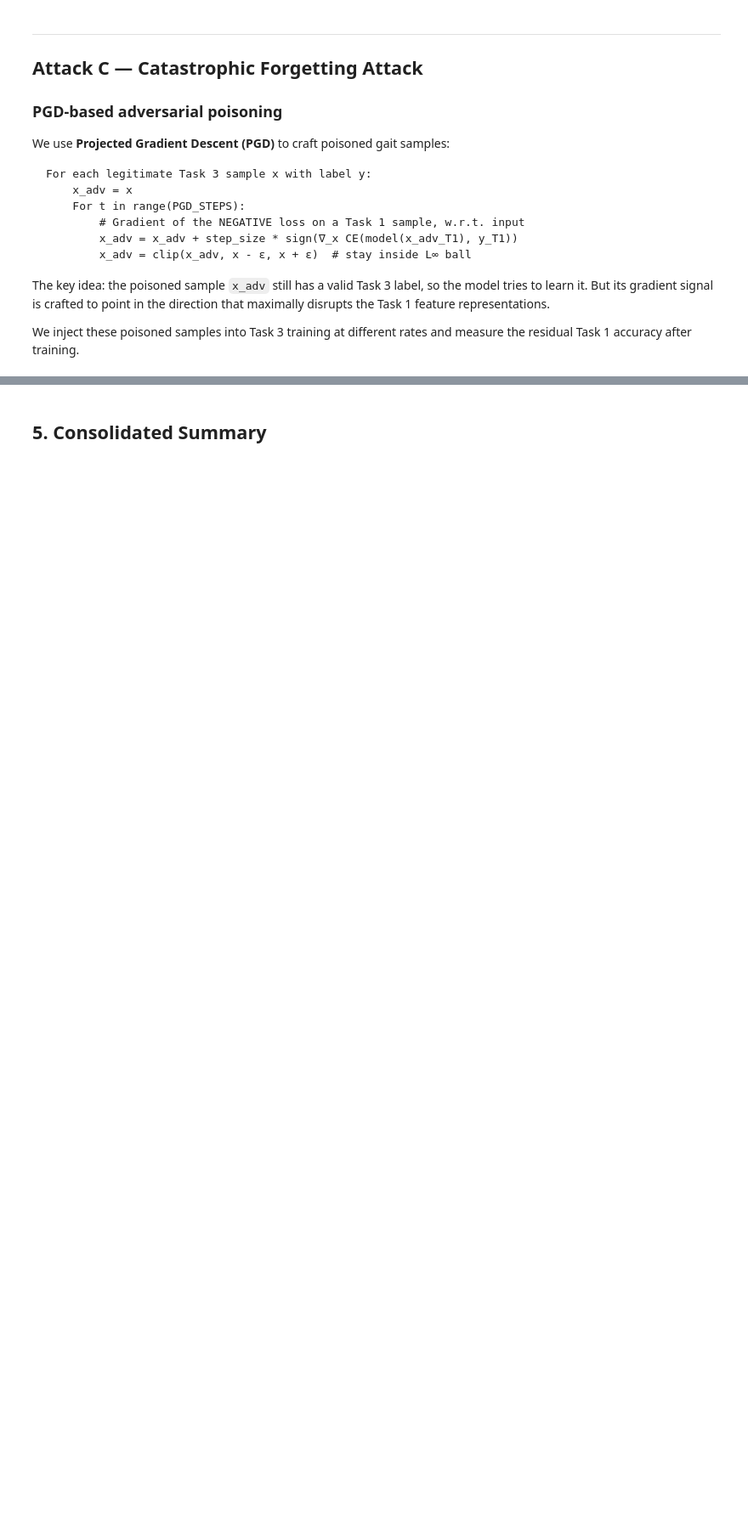
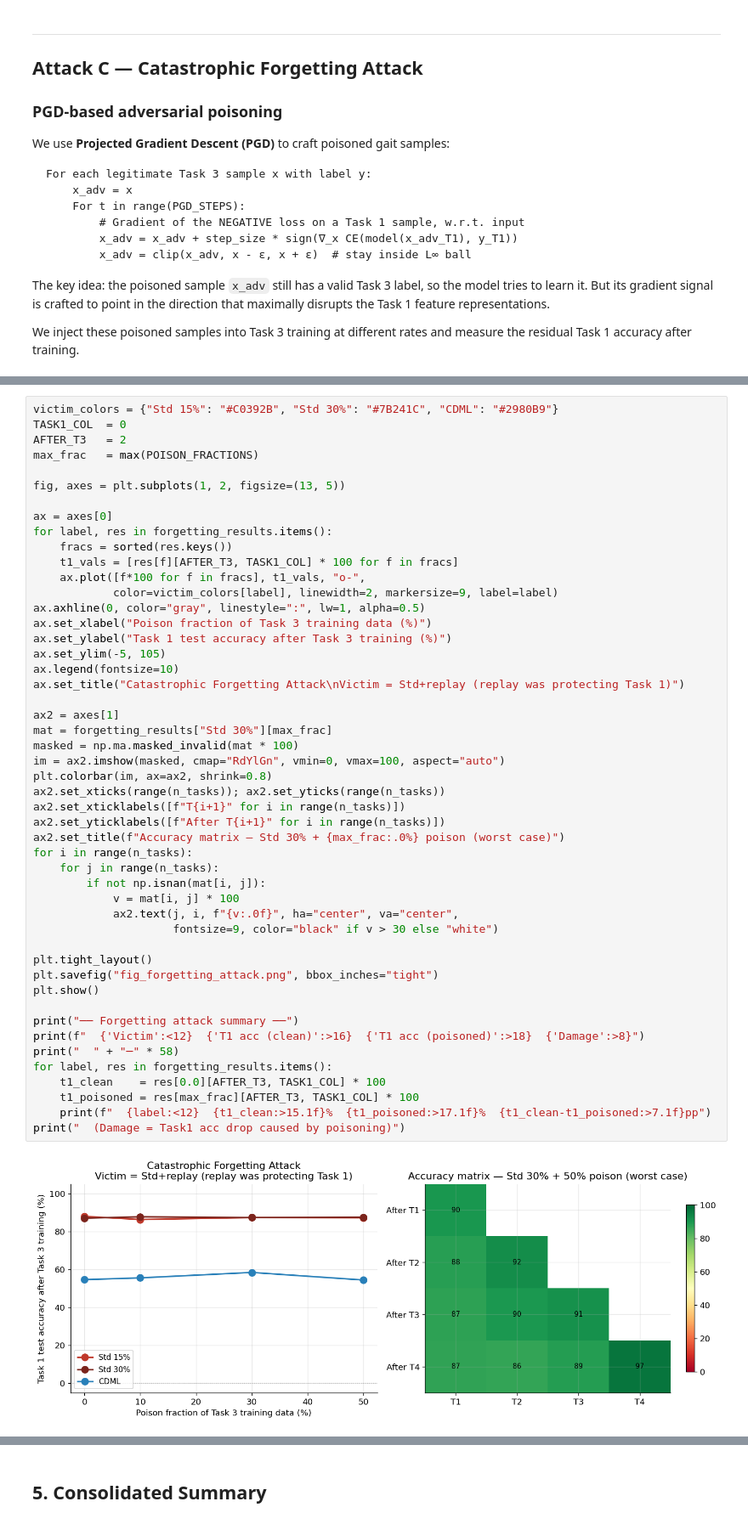
Before and after one commit to Tommy270602/Gait_Continual_Learning, a Jupyter notebook: Code/phase7_attacks.ipynb, the cells around one changed output, grey strips where cells are left out. Shown at 85% size. Drawn from its saved outputs; the diff is of its cells as text; blank space fills up the shorter version.

```diff
--- a/Code/phase7_attacks.ipynb
+++ b/Code/phase7_attacks.ipynb
@@ -1105,0 +1058,51 @@ CDML — Task 1 accuracy after T3 (poisoned):
+# %%
+victim_colors = {"Std 15%": "#C0392B", "Std 30%": "#7B241C", "CDML": "#2980B9"}
+TASK1_COL  = 0
+AFTER_T3   = 2
+max_frac   = max(POISON_FRACTIONS)
+
+fig, axes = plt.subplots(1, 2, figsize=(13, 5))
+
+ax = axes[0]
+for label, res in forgetting_results.items():
+    fracs = sorted(res.keys())
+    t1_vals = [res[f][AFTER_T3, TASK1_COL] * 100 for f in fracs]
+    ax.plot([f*100 for f in fracs], t1_vals, "o-",
+            color=victim_colors[label], linewidth=2, markersize=9, label=label)
+ax.axhline(0, color="gray", linestyle=":", lw=1, alpha=0.5)
+ax.set_xlabel("Poison fraction of Task 3 training data (%)")
+ax.set_ylabel("Task 1 test accuracy after Task 3 training (%)")
+ax.set_ylim(-5, 105)
+ax.legend(fontsize=10)
+ax.set_title("Catastrophic Forgetting Attack\nVictim = Std+replay (replay was protecting Task 1)")
+
+ax2 = axes[1]
+mat = forgetting_results["Std 30%"][max_frac]
+masked = np.ma.masked_invalid(mat * 100)
+im = ax2.imshow(masked, cmap="RdYlGn", vmin=0, vmax=100, aspect="auto")
+plt.colorbar(im, ax=ax2, shrink=0.8)
+ax2.set_xticks(range(n_tasks)); ax2.set_yticks(range(n_tasks))
+ax2.set_xticklabels([f"T{i+1}" for i in range(n_tasks)])
+ax2.set_yticklabels([f"After T{i+1}" for i in range(n_tasks)])
+ax2.set_title(f"Accuracy matrix — Std 30% + {max_frac:.0%} poison (worst case)")
+for i in range(n_tasks):
+    for j in range(n_tasks):
+        if not np.isnan(mat[i, j]):
+            v = mat[i, j] * 100
+            ax2.text(j, i, f"{v:.0f}", ha="center", va="center",
+                     fontsize=9, color="black" if v > 30 else "white")
+
+plt.tight_layout()
+plt.savefig("fig_forgetting_attack.png", bbox_inches="tight")
+plt.show()
+
+print("── Forgetting attack summary ──")
+print(f"  {'Victim':<12}  {'T1 acc (clean)':>16}  {'T1 acc (poisoned)':>18}  {'Damage':>8}")
+print("  " + "─" * 58)
+for label, res in forgetting_results.items():
+    t1_clean    = res[0.0][AFTER_T3, TASK1_COL] * 100
+    t1_poisoned = res[max_frac][AFTER_T3, TASK1_COL] * 100
+    print(f"  {label:<12}  {t1_clean:>15.1f}%  {t1_poisoned:>17.1f}%  {t1_clean-t1_poisoned:>7.1f}pp")
+print("  (Damage = Task1 acc drop caused by poisoning)")
+# %% [output]
+[figure, added]
```
Also changed, not shown: parts of 19 cells of this notebook, 6 other files.
